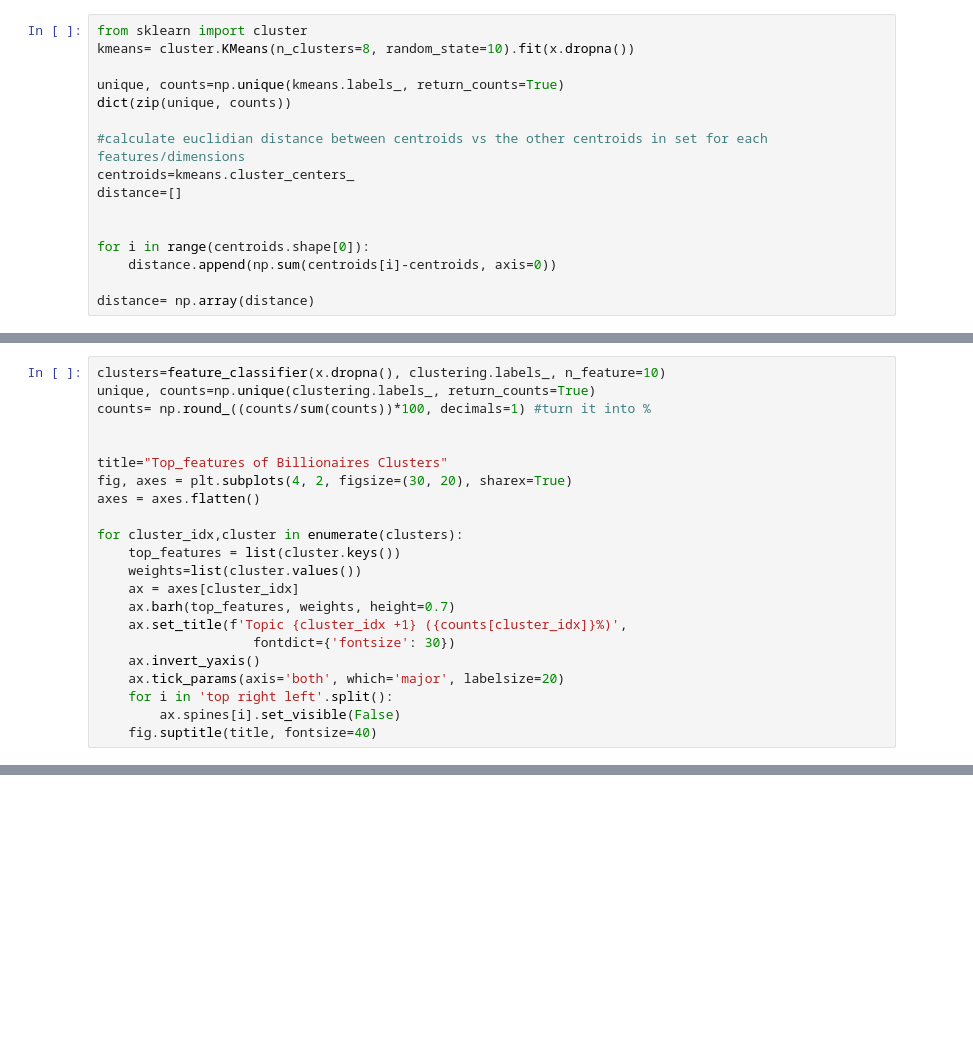
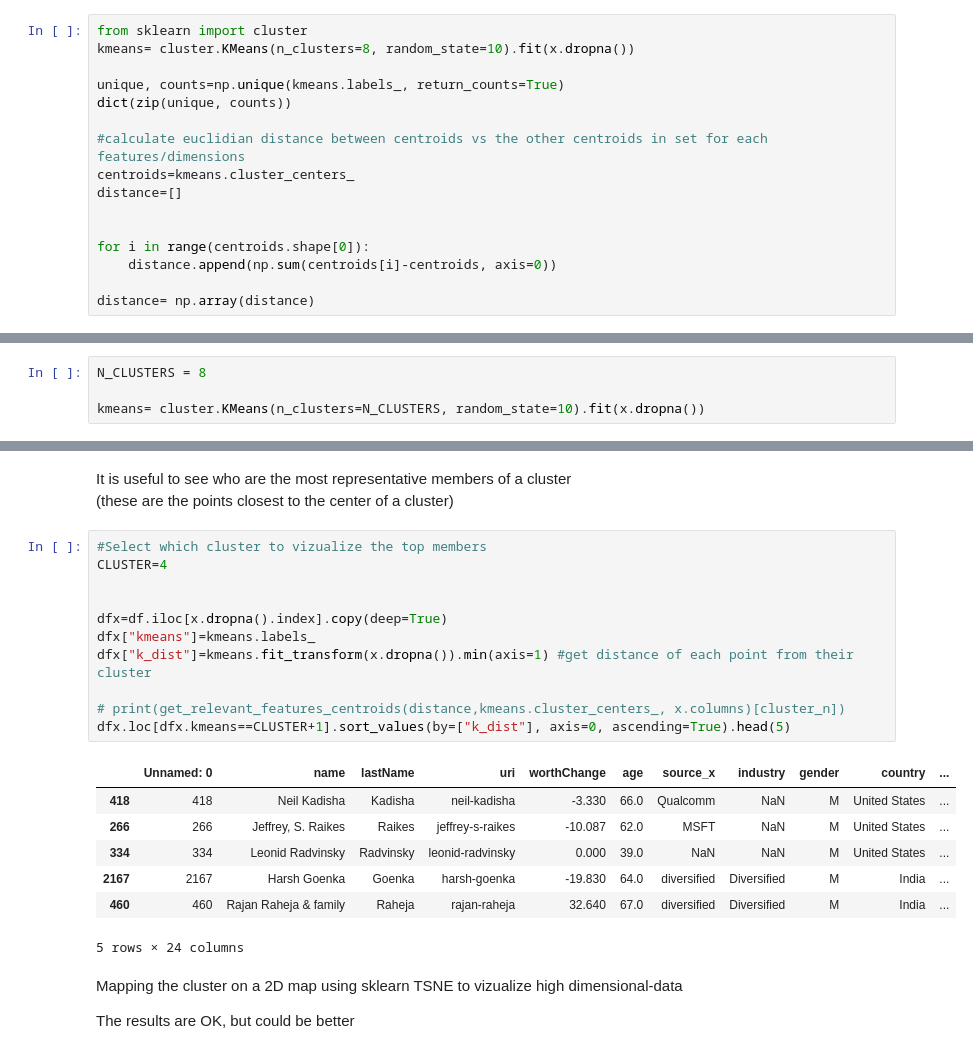
Before and after one commit to jp-clement/Forbes-Billionaire-Analysis, a Jupyter notebook: data_clustering.ipynb, the cells around one changed output, grey strips where cells are left out. Drawn from its saved outputs; the diff is of its cells as text; blank space fills up the shorter version.

Commit message:
Clustering the data

```diff
--- a/data_clustering.ipynb
+++ b/data_clustering.ipynb
@@ -543,22 +73,0 @@ sns.scatterplot(x="x", y="y", data=df1, hue="labels", alpha=0.6)
-# %%
-clusters=feature_classifier(x.dropna(), clustering.labels_, n_feature=10)
-unique, counts=np.unique(clustering.labels_, return_counts=True)
-counts= np.round_((counts/sum(counts))*100, decimals=1) #turn it into %
-
-
-title="Top_features of Billionaires Clusters"
-fig, axes = plt.subplots(4, 2, figsize=(30, 20), sharex=True)
-axes = axes.flatten()
-
-for cluster_idx,cluster in enumerate(clusters):
-    top_features = list(cluster.keys())
-    weights=list(cluster.values())
-    ax = axes[cluster_idx]
-    ax.barh(top_features, weights, height=0.7)
-    ax.set_title(f'Topic {cluster_idx +1} ({counts[cluster_idx]}%)',
-                    fontdict={'fontsize': 30})
-    ax.invert_yaxis()
-    ax.tick_params(axis='both', which='major', labelsize=20)
-    for i in 'top right left'.split():
-        ax.spines[i].set_visible(False)
-    fig.suptitle(title, fontsize=40)
@@ -566,0 +272,4 @@ for cluster_idx,cluster in enumerate(clusters):
+# %%
+N_CLUSTERS = 8
+
+kmeans= cluster.KMeans(n_clusters=N_CLUSTERS, random_state=10).fit(x.dropna())
@@ -566,0 +381,26 @@ for cluster_idx,cluster in enumerate(clusters):
+# %% [markdown]
+It is useful to see who are the most representative members of a cluster <br>
+(these are the points closest to the center of a cluster)
+# %%
+#Select which cluster to vizualize the top members
+CLUSTER=4
+
+
+dfx=df.iloc[x.dropna().index].copy(deep=True)
+dfx["kmeans"]=kmeans.labels_
+dfx["k_dist"]=kmeans.fit_transform(x.dropna()).min(axis=1) #get distance of each point from their cluster
+
+# print(get_relevant_features_centroids(distance,kmeans.cluster_centers_, x.columns)[cluster_n])
+dfx.loc[dfx.kmeans==CLUSTER+1].sort_values(by=["k_dist"], axis=0, ascending=True).head(5)
+# %% [output]
+|  | Unnamed: 0 | name | lastName | uri | worthChange | age | source_x | industry | gender | country | ... |
+| 418 | 418 | Neil Kadisha | Kadisha | neil-kadisha | -3.330 | 66.0 | Qualcomm | NaN | M | United States | ... |
+| 266 | 266 | Jeffrey, S. Raikes | Raikes | jeffrey-s-raikes | -10.087 | 62.0 | MSFT | NaN | M | United States | ... |
+| 334 | 334 | Leonid Radvinsky | Radvinsky | leonid-radvinsky | 0.000 | 39.0 | NaN | NaN | M | United States | ... |
+| 2167 | 2167 | Harsh Goenka | Goenka | harsh-goenka | -19.830 | 64.0 | diversified | Diversified | M | India | ... |
+| 460 | 460 | Rajan Raheja & family | Raheja | rajan-raheja | 32.640 | 67.0 | diversified | Diversified | M | India | ... |
+5 rows × 24 columns
+# %% [markdown]
+Mapping the cluster on a 2D map using sklearn TSNE to vizualize high dimensional-data
+
+The results are OK, but could be better
```
Also changed, not shown: parts of 46 cells of this notebook.
